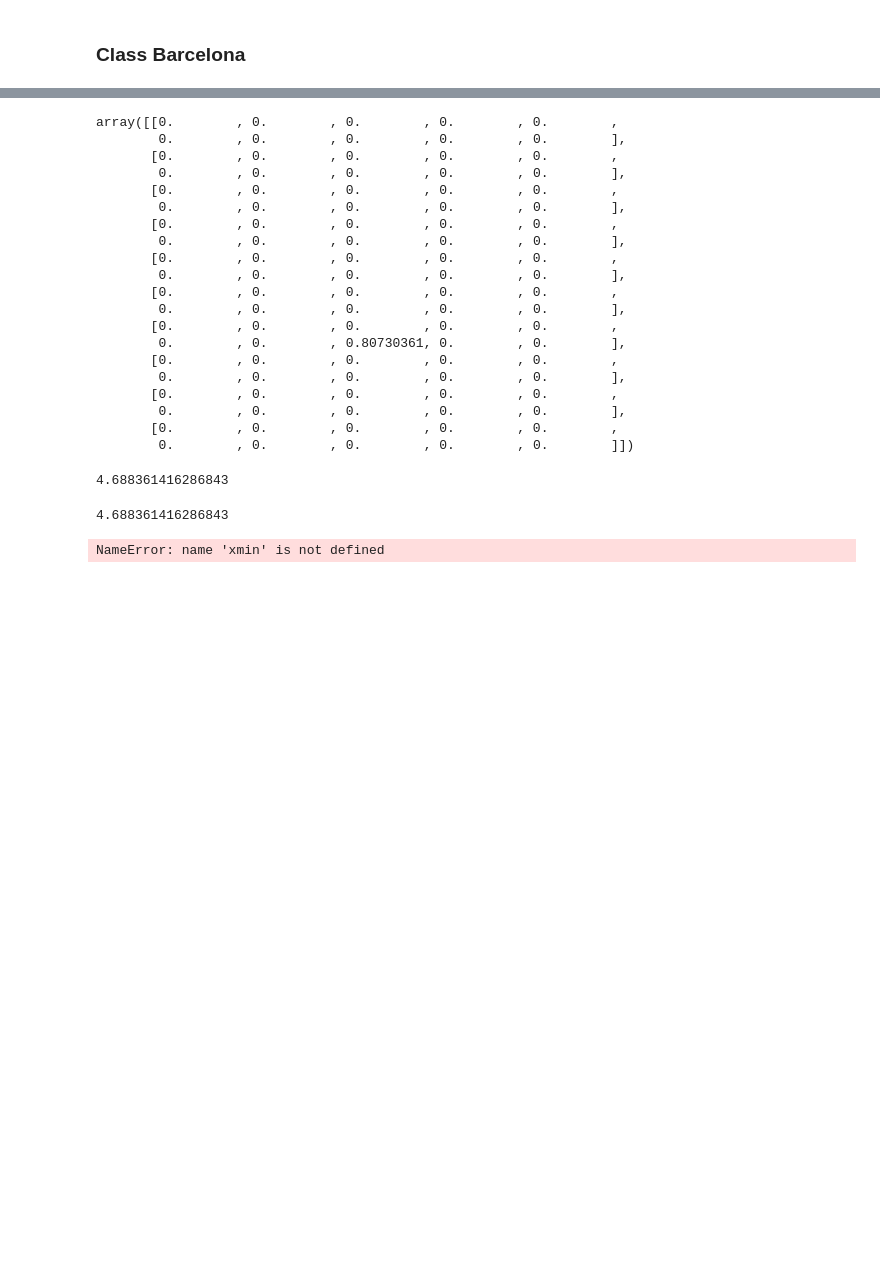
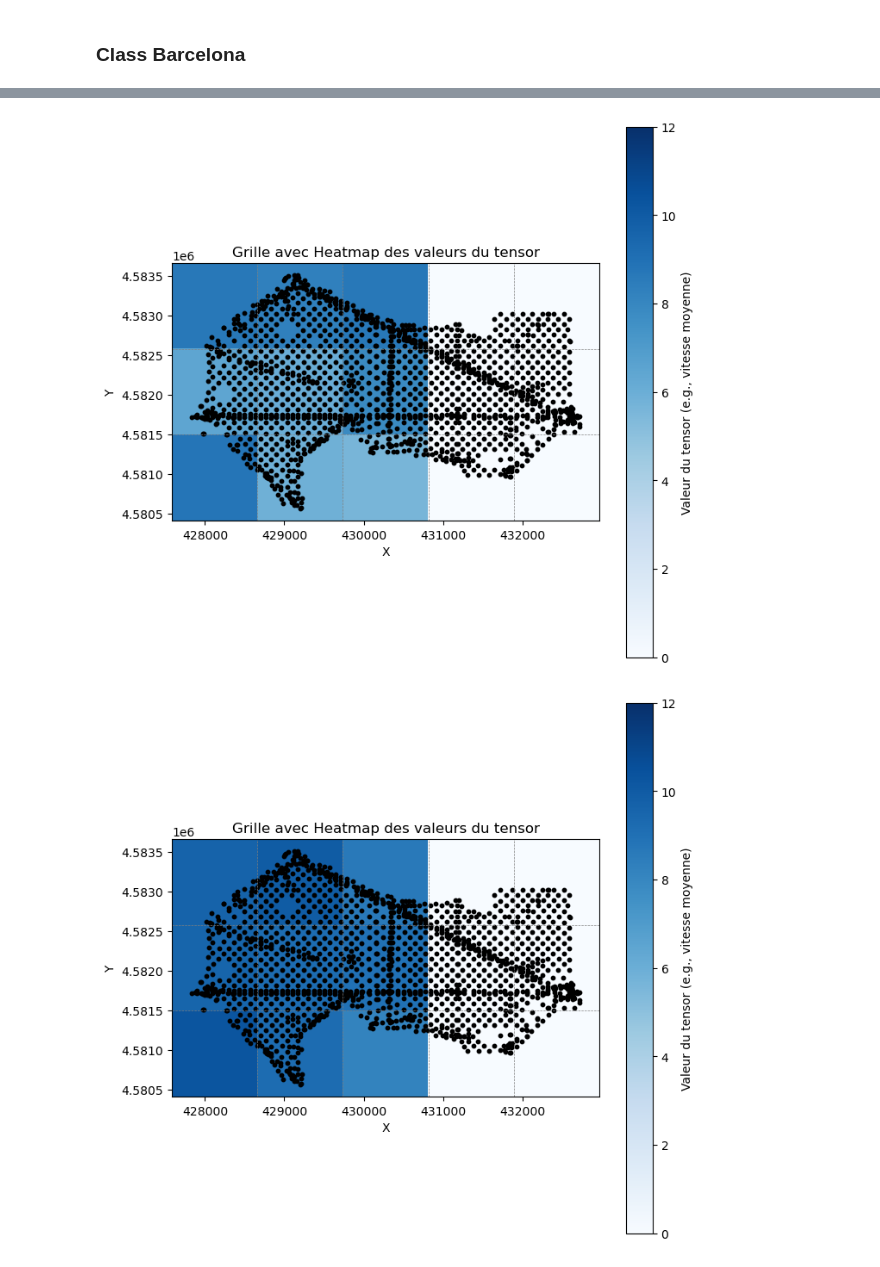
Before and after one commit to koenga/Projet-CE-1, a Jupyter notebook: V2.ipynb, the cells around one changed output, grey strips where cells are left out. Drawn from its saved outputs; the diff is of its cells as text; code cells hidden in the pictures; blank space fills up the shorter version.

```diff
--- a/V2.ipynb
+++ b/V2.ipynb
@@ -326,0 +421,3 @@ tensor3D = map.createTensor3D(id)
+# %%
+listFileNumbers = ['000', '001', '002']
+maxTimestep = map.getMaxTimestep(listFileNumbers, id)
@@ -326,0 +430,2 @@ tensor3D = map.createTensor3D(id)
+# %%
+listAllTensor3D, listAddedTimesteps = map.createAllTensor3D(listFileNumbers, id)
@@ -327 +447,3 @@ tensor3D = map.createTensor3D(id)
+# %%
+mean = map.averageAllTensor(listAllTensor3D, listAddedTimesteps)
 # %%
@@ -331,28 +452,0 @@ tensor3D.shape
-# %%
-tensor3D[53,:10,:10]
-# %% [output]
-array([[0.        , 0.        , 0.        , 0.        , 0.        ,
-        0.        , 0.        , 0.        , 0.        , 0.        ],
-       [0.        , 0.        , 0.        , 0.        , 0.        ,
-        0.        , 0.        , 0.        , 0.        , 0.        ],
-       [0.        , 0.        , 0.        , 0.        , 0.        ,
-        0.        , 0.        , 0.        , 0.        , 0.        ],
-       [0.        , 0.        , 0.        , 0.        , 0.        ,
-        0.        , 0.        , 0.        , 0.        , 0.        ],
-       [0.        , 0.        , 0.        , 0.        , 0.        ,
-        0.        , 0.        , 0.        , 0.        , 0.        ],
-       [0.        , 0.        , 0.        , 0.        , 0.        ,
-        0.        , 0.        , 0.        , 0.        , 0.        ],
-       [0.        , 0.        , 0.        , 0.        , 0.        ,
-        0.        , 0.        , 0.80730361, 0.        , 0.        ],
-       [0.        , 0.        , 0.        , 0.        , 0.        ,
-        0.        , 0.        , 0.        , 0.        , 0.        ],
-       [0.        , 0.        , 0.        , 0.        , 0.        ,
-        0.        , 0.        , 0.        , 0.        , 0.        ],
-       [0.        , 0.        , 0.        , 0.        , 0.        ,
-        0.        , 0.        , 0.        , 0.        , 0.        ]])
-# %%
-n = np.mean(tensor3D[:53])
-print(n)
-# %% [output]
-4.688361416286843
@@ -361,35 +453,6 @@ mean_matrix, mean_value = map.meanTensor(tensor3D)
-# %%
-print(mean_value)
-# %% [output]
-4.688361416286843
-# %%
-# Fonction pour visualiser la grille avec une heatmap
-def visualize_grid_with_heatmap(xmin, xmax, ymin, ymax, n_cols, n_rows, tensor):
-    fig, ax = plt.subplots(figsize=(8, 8))
-
-    # Affichage de la heatmap
-    im = ax.imshow(tensor, cmap='Blues', interpolation='nearest', origin='upper', extent=[xmin, xmax, ymin, ymax])
-
-    # Ajouter la barre de couleur
-    cbar = plt.colorbar(im, ax=ax)
-    cbar.set_label("Valeur du tensor (e.g., vitesse moyenne)")
-
-    # Dessiner la grille
-    for i in range(1, n_cols):
-        ax.axvline(xmin + i * cell_width, color='gray', linestyle='--', linewidth=0.5)
-    for i in range(1, n_rows):
-        ax.axhline(ymin + i * cell_height, color='gray', linestyle='--', linewidth=0.5)
-
-    # Afficher les points
-    for _, row in df.iterrows():
-        ax.scatter(row['c_x'], row['c_y'], color='black', s=10)
-
-    plt.title("Grille avec Heatmap des valeurs du tensor")
-    plt.xlabel("X")
-    plt.ylabel("Y")
-    plt.show()
-
-# Appel de la fonction pour afficher la heatmap
-visualize_grid_with_heatmap(xmin, xmax, ymin, ymax, n_cols, n_rows, tensor)
-# %% [output]
-NameError: name 'xmin' is not defined
+# %%
+for i in range(3):
+    map.visualize_grid_with_heatmap(mean[i,:,:],0,12)
+# %% [output]
+[figure, added]
+[figure, added]
```
Also changed, not shown: parts of 13 cells of this notebook.
